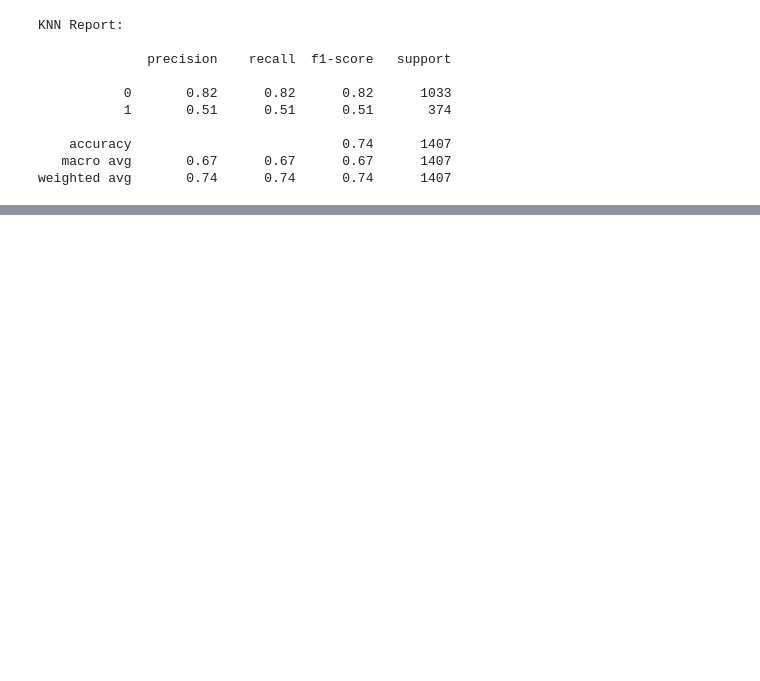
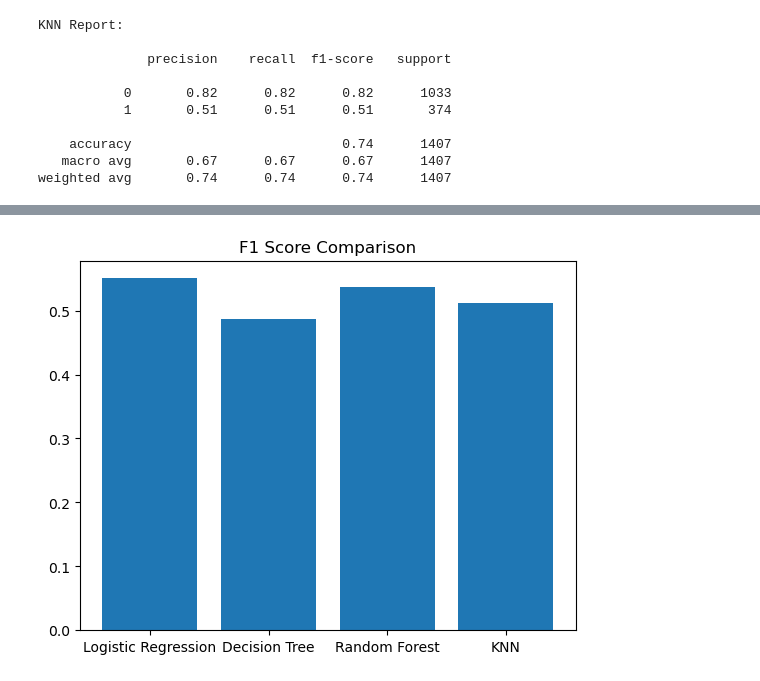
Before and after one commit to kavi20002/ML-Customer-Churn-Analysis, a Jupyter notebook: notebooks/Customer_Churn_Analysis.ipynb, the cells around one changed output, grey strips where cells are left out. Cells and saved outputs as stored; diff of their text form; code cells hidden in the pictures; blank space fills up the shorter version.

```diff
--- a/notebooks/Customer_Churn_Analysis.ipynb
+++ b/notebooks/Customer_Churn_Analysis.ipynb
@@ -269,3 +307,19 @@ weighted avg       0.74      0.74      0.74      1407
+# %%
+from sklearn.metrics import f1_score
+
+f1_scores = [
+    f1_score(y_test, y_pred_lr),
+    f1_score(y_test, y_pred_dt),
+    f1_score(y_test, y_pred_rf),
+    f1_score(y_test, y_pred_knn)
+]
+
+plt.figure()
+plt.bar(models, f1_scores)
+plt.title("F1 Score Comparison")
+plt.show()
+# %% [output]
+[figure, added]
 # %%
 from sklearn.metrics import confusion_matrix
 import seaborn as sns
```
Also changed, not shown: parts of 9 cells of this notebook, 4 other files.
